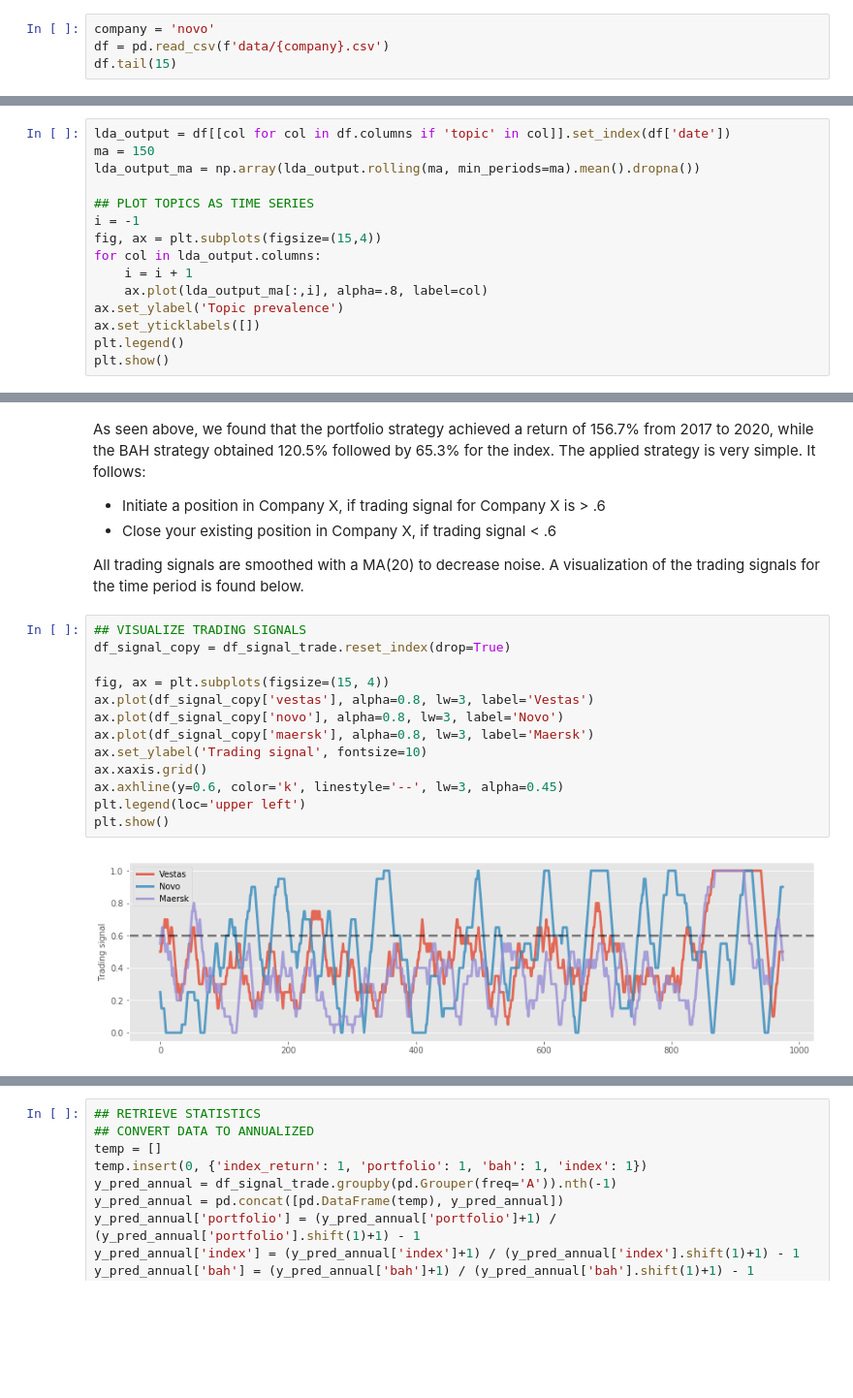
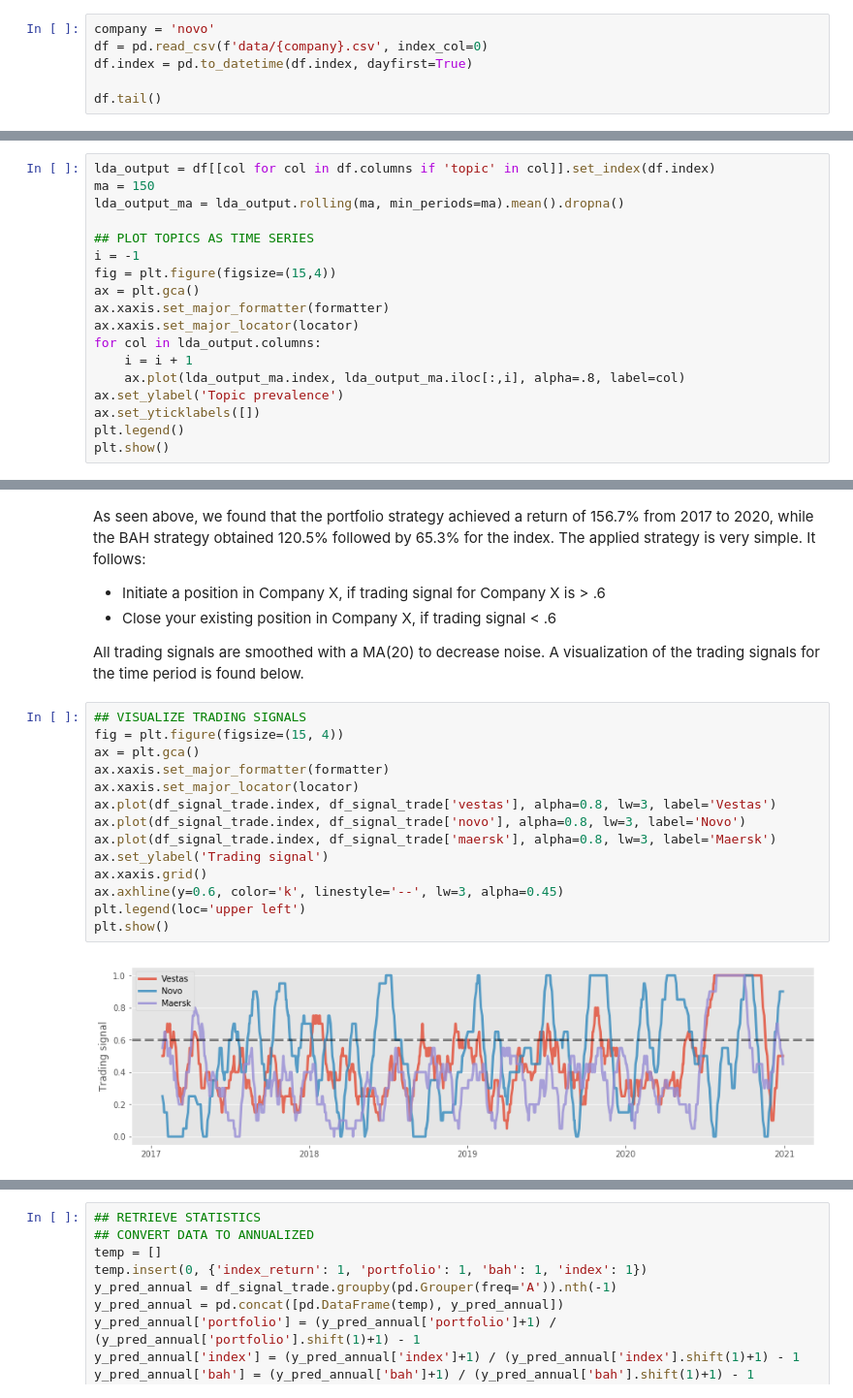
Before and after one commit to patrickiele3/thesis, a Jupyter notebook: news_or_noise.ipynb, the cells around one changed output, grey strips where cells are left out. Shown at 97% size. Saved outputs shown, nothing was run; the diff lists cells and outputs as text; blank space fills up the shorter version.

```diff
--- a/news_or_noise.ipynb
+++ b/news_or_noise.ipynb
@@ -59,6 +53,8 @@ Following this, many procedures were conducted to preprocess our text.
 In conclusion, we obtained three applicable firm-specific datasets with the final dataset found below.
 # %%
 company = 'novo'
-df = pd.read_csv(f'data/{company}.csv')
-df.tail(15)
+df = pd.read_csv(f'data/{company}.csv', index_col=0)
+df.index = pd.to_datetime(df.index, dayfirst=True)
+
+df.tail()
 # %% [output]
@@ -135,16 +112,19 @@ How does LDA work?...
 
 > "LDA is a generative probabilistic topic model that maximizes the probability of generating a replica of the corpus. The model’s output enable one to study a latent thematic structure of a corpus (Blei, 2012). The model is estimated using a three-level hierarchical Bayesian model, which structures data in three levels; terms, topics, and texts (Blei et al., 2003). A text consist of a set of probability distributions over topics, whereas each topic is a probability distribution over terms (Borup et al., 2020)."
 # %%
-lda_output = df[[col for col in df.columns if 'topic' in col]].set_index(df['date'])
+lda_output = df[[col for col in df.columns if 'topic' in col]].set_index(df.index)
 ma = 150
-lda_output_ma = np.array(lda_output.rolling(ma, min_periods=ma).mean().dropna())
+lda_output_ma = lda_output.rolling(ma, min_periods=ma).mean().dropna()
 
 ## PLOT TOPICS AS TIME SERIES
 i = -1
-fig, ax = plt.subplots(figsize=(15,4))
+fig = plt.figure(figsize=(15,4))
+ax = plt.gca()
+ax.xaxis.set_major_formatter(formatter)
+ax.xaxis.set_major_locator(locator)
 for col in lda_output.columns:
     i = i + 1
-    ax.plot(lda_output_ma[:,i], alpha=.8, label=col)
+    ax.plot(lda_output_ma.index, lda_output_ma.iloc[:,i], alpha=.8, label=col)
 ax.set_ylabel('Topic prevalence')
 ax.set_yticklabels([])
 plt.legend()
@@ -448,16 +427,17 @@ As seen above, we found that the portfolio strategy achieved a return of 156.7%
 All trading signals are smoothed with a MA(20) to decrease noise. A visualization of the trading signals for the time period is found below.
 # %%
 ## VISUALIZE TRADING SIGNALS
-df_signal_copy = df_signal_trade.reset_index(drop=True)
-
-fig, ax = plt.subplots(figsize=(15, 4))
-ax.plot(df_signal_copy['vestas'], alpha=0.8, lw=3, label='Vestas')
-ax.plot(df_signal_copy['novo'], alpha=0.8, lw=3, label='Novo')
-ax.plot(df_signal_copy['maersk'], alpha=0.8, lw=3, label='Maersk')
-ax.set_ylabel('Trading signal', fontsize=10)
+fig = plt.figure(figsize=(15, 4))
+ax = plt.gca()
+ax.xaxis.set_major_formatter(formatter)
+ax.xaxis.set_major_locator(locator)
+ax.plot(df_signal_trade.index, df_signal_trade['vestas'], alpha=0.8, lw=3, label='Vestas')
+ax.plot(df_signal_trade.index, df_signal_trade['novo'], alpha=0.8, lw=3, label='Novo')
+ax.plot(df_signal_trade.index, df_signal_trade['maersk'], alpha=0.8, lw=3, label='Maersk')
+ax.set_ylabel('Trading signal')
 ax.xaxis.grid()
 ax.axhline(y=0.6, color='k', linestyle='--', lw=3, alpha=0.45)
 plt.legend(loc='upper left')
 plt.show()
 # %% [output]
-[figure, old version]
+[figure, new version]
```
Also changed, not shown: parts of 14 cells of this notebook.
